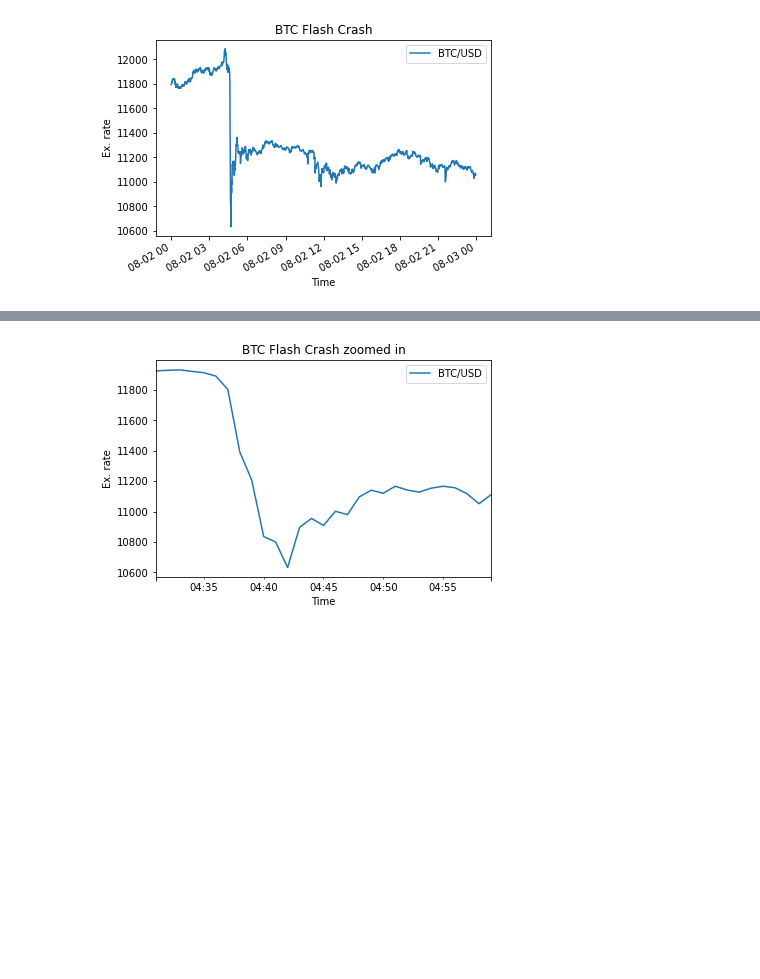
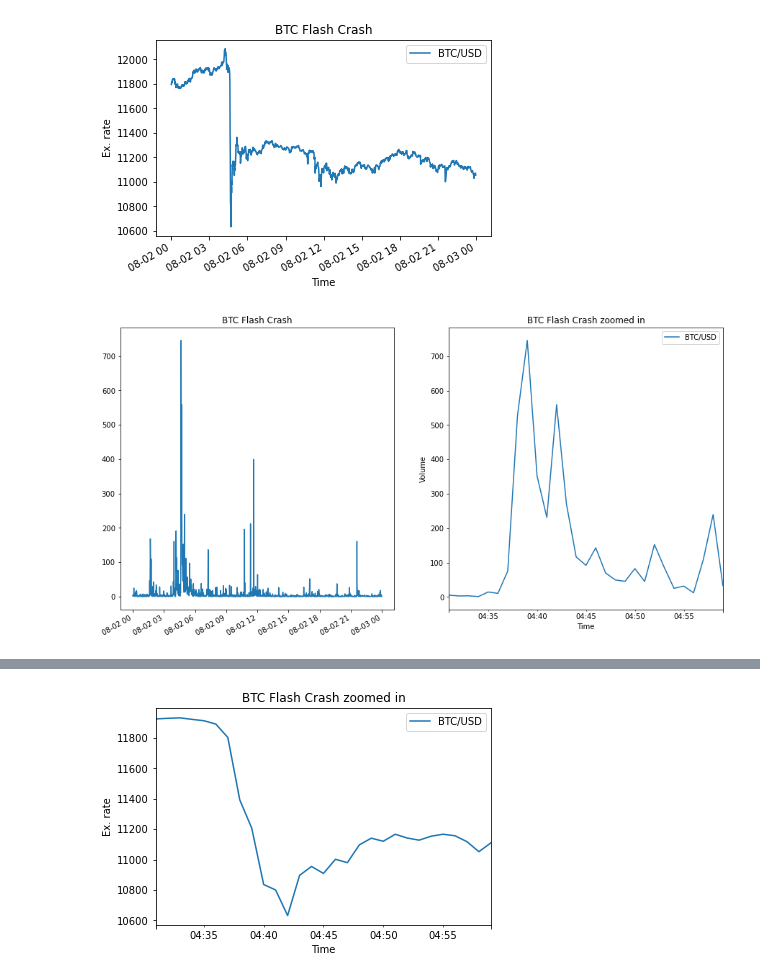
Before and after one commit to amrusnak/FinBigDataProject, a Jupyter notebook: DescriptiveNB1.ipynb, the cells around one changed output, grey strips where cells are left out. Drawn from its saved outputs; the diff is of its cells as text; code cells hidden in the pictures; blank space fills up the shorter version.

Commit message:
a few graphs

```diff
--- a/DescriptiveNB1.ipynb
+++ b/DescriptiveNB1.ipynb
@@ -84,3 +84,27 @@ plt.show()
 plt.show()
 # %% [output]
 [figure]
+# %%
+fig, axes = plt.subplots(nrows=1, ncols=2, figsize=(10,8))
+ax = axes.flatten()
+
+btc[btc.index.date == dt.date(2020,8,2)].volume.plot(figsize=(15,8), ax=ax[0])
+plt.xlabel('Time')
+plt.ylabel('Volume')
+plt.legend(['BTC/USD'])
+# plt.title('BTC Flash Crash')
+ax[0].title.set_text('BTC Flash Crash')
+# ax[0].set_axis_off()
+
+btc[(btc.index.date == dt.date(2020,8,2)) & (btc.index.time > dt.time(4,30)) & (btc.index.time < dt.time(5,0))].volume.plot(ax=ax[1])
+
+plt.xlabel('Time')
+plt.ylabel('Volume')
+plt.legend(['BTC/USD'])
+# plt.title('BTC Flash Crash zoomed in')
+ax[1].title.set_text('BTC Flash Crash zoomed in')
+# ax[1].set_axis_off()
+
+plt.show()
+# %% [output]
+[figure, added]
```
Also changed, not shown: parts of 2 cells of this notebook.
